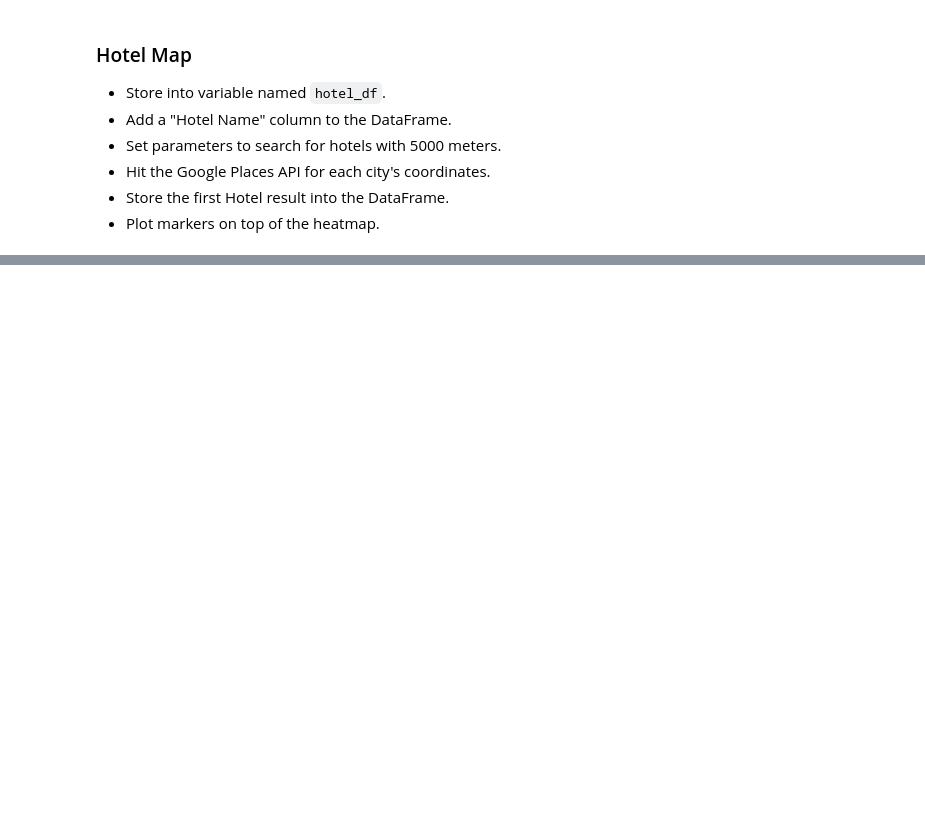
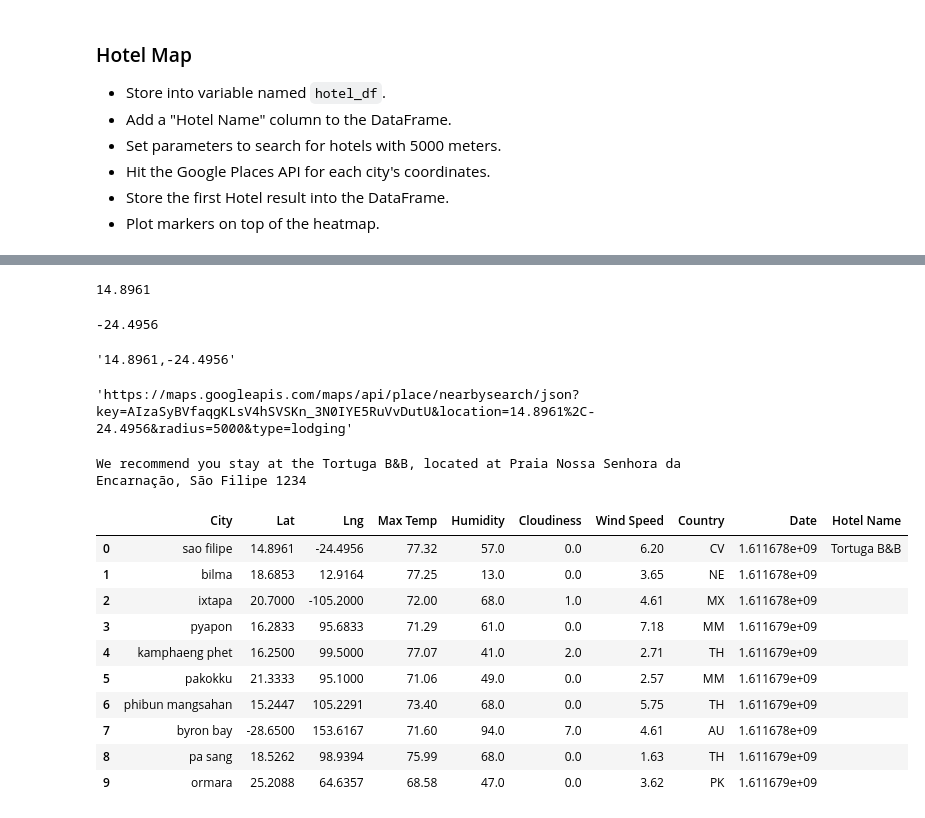
Before and after one commit to acsours/python-api-challenge, a Jupyter notebook: VacationPy.ipynb, the cells around one changed output, grey strips where cells are left out. Drawn from its saved outputs; the diff is of its cells as text; code cells hidden in the pictures; blank space fills up the shorter version.

Commit message:
heat map first draft complete

```diff
--- a/VacationPy.ipynb
+++ b/VacationPy.ipynb
@@ -144,0 +163,33 @@ display(ideal_weather_df)
+# %%
+lat=hotel_df.loc[0,'Lat']
+long=hotel_df.loc[0,'Lng']
+display(lat)
+display(long)
+# %% [output]
+14.8961
+-24.4956
+# %%
+# location=hotel_df.loc[0,['Lat','Lng']]
+# display(location)
+location=str(lat)+","+str(long)
+location
+# %% [output]
+'14.8961,-24.4956'
+# %%
+# Set parameters to search for hotels with 5000 meters.
+base_url= "https://maps.googleapis.com/maps/api/place/nearbysearch/json?"
+
+# display(base_url)
+query_params={
+    "key":g_key,
+    "location": location, #"latitude,longitude",
+    "radius":5000,
+    "type": "lodging"
+
+}
+
+response=requests.get(base_url,params=query_params)
+# %%
+response.url
+# %% [output]
+'https://maps.googleapis.com/maps/api/place/nearbysearch/json?key=AIzaSyBVfaqgKLsV4hSVSKn_3N0IYE5RuVvDutU&location=14.8961%2C-24.4956&radius=5000&type=lodging'
@@ -144,0 +198,15 @@ display(ideal_weather_df)
+# %%
+hotel_data=response.json()
+# pprint(hotel_data)
+# %%
+# store first hotel result into dataframe
+name=hotel_data['results'][0]['name']
+# do i need lat and long from df, or vicinity?
+address=hotel_data['results'][0]['vicinity']
+
+# hotel_lat=hotel_data['results'][0]['geometry']['location']['lat']
+# hotel_lng=hotel_data['results'][0]['geometry']['location']['lng']
+# print(hotel_lng)
+print(f'We recommend you stay at the {name}, located at {address}')
+# %% [output]
+We recommend you stay at the Tortuga B&B, located at Praia Nossa Senhora da Encarnação, São Filipe 1234
@@ -144,0 +215,16 @@ display(ideal_weather_df)
+# %%
+# Store the first Hotel result into the DataFrame.
+hotel_df.loc[0, "Hotel Name"]=name
+display(hotel_df)
+# %% [output]
+|  | City | Lat | Lng | Max Temp | Humidity | Cloudiness | Wind Speed | Country | Date | Hotel Name |
+| 0 | sao filipe | 14.8961 | -24.4956 | 77.32 | 57.0 | 0.0 | 6.20 | CV | 1.611678e+09 | Tortuga B&B |
+| 1 | bilma | 18.6853 | 12.9164 | 77.25 | 13.0 | 0.0 | 3.65 | NE | 1.611678e+09 |  |
+| 2 | ixtapa | 20.7000 | -105.2000 | 72.00 | 68.0 | 1.0 | 4.61 | MX | 1.611678e+09 |  |
+| 3 | pyapon | 16.2833 | 95.6833 | 71.29 | 61.0 | 0.0 | 7.18 | MM | 1.611679e+09 |  |
+| 4 | kamphaeng phet | 16.2500 | 99.5000 | 77.07 | 41.0 | 2.0 | 2.71 | TH | 1.611679e+09 |  |
+| 5 | pakokku | 21.3333 | 95.1000 | 71.06 | 49.0 | 0.0 | 2.57 | MM | 1.611679e+09 |  |
+| 6 | phibun mangsahan | 15.2447 | 105.2291 | 73.40 | 68.0 | 0.0 | 5.75 | TH | 1.611679e+09 |  |
+| 7 | byron bay | -28.6500 | 153.6167 | 71.60 | 94.0 | 7.0 | 4.61 | AU | 1.611678e+09 |  |
+| 8 | pa sang | 18.5262 | 98.9394 | 75.99 | 68.0 | 0.0 | 1.63 | TH | 1.611679e+09 |  |
+| 9 | ormara | 25.2088 | 64.6357 | 68.58 | 47.0 | 0.0 | 3.62 | PK | 1.611679e+09 |  |
```
Also changed, not shown: parts of 10 cells of this notebook.
